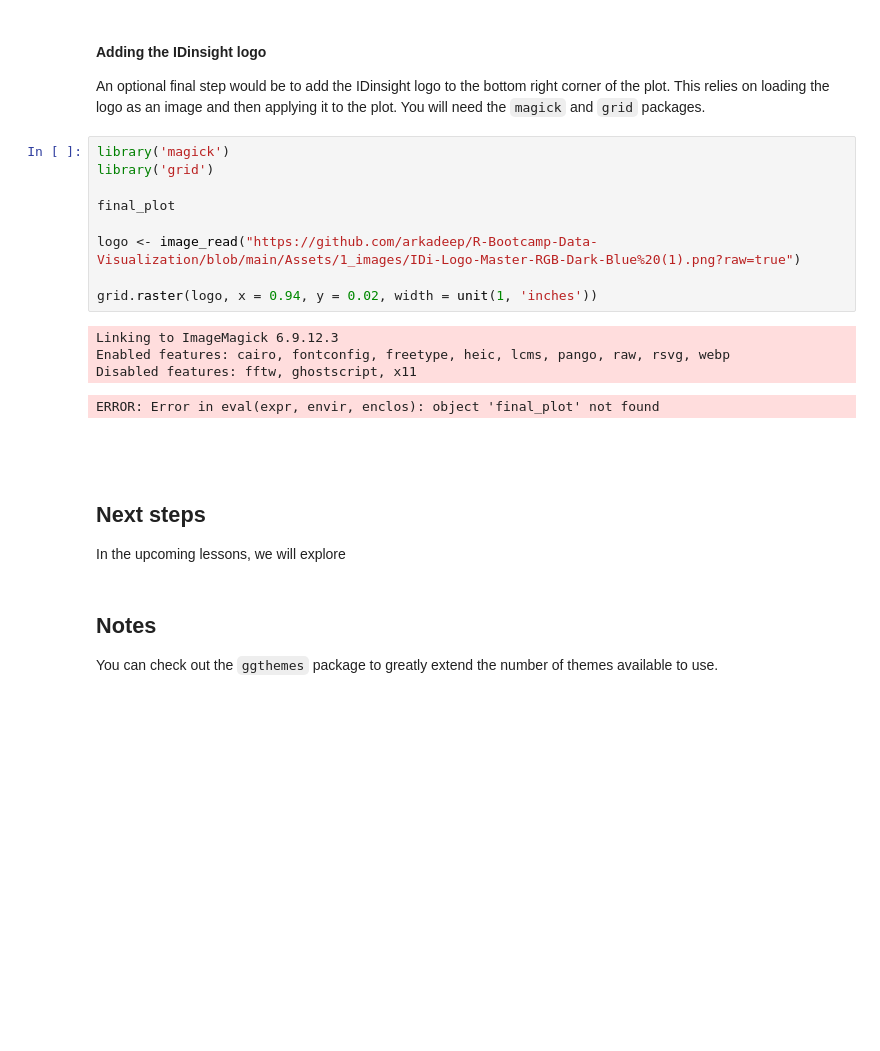
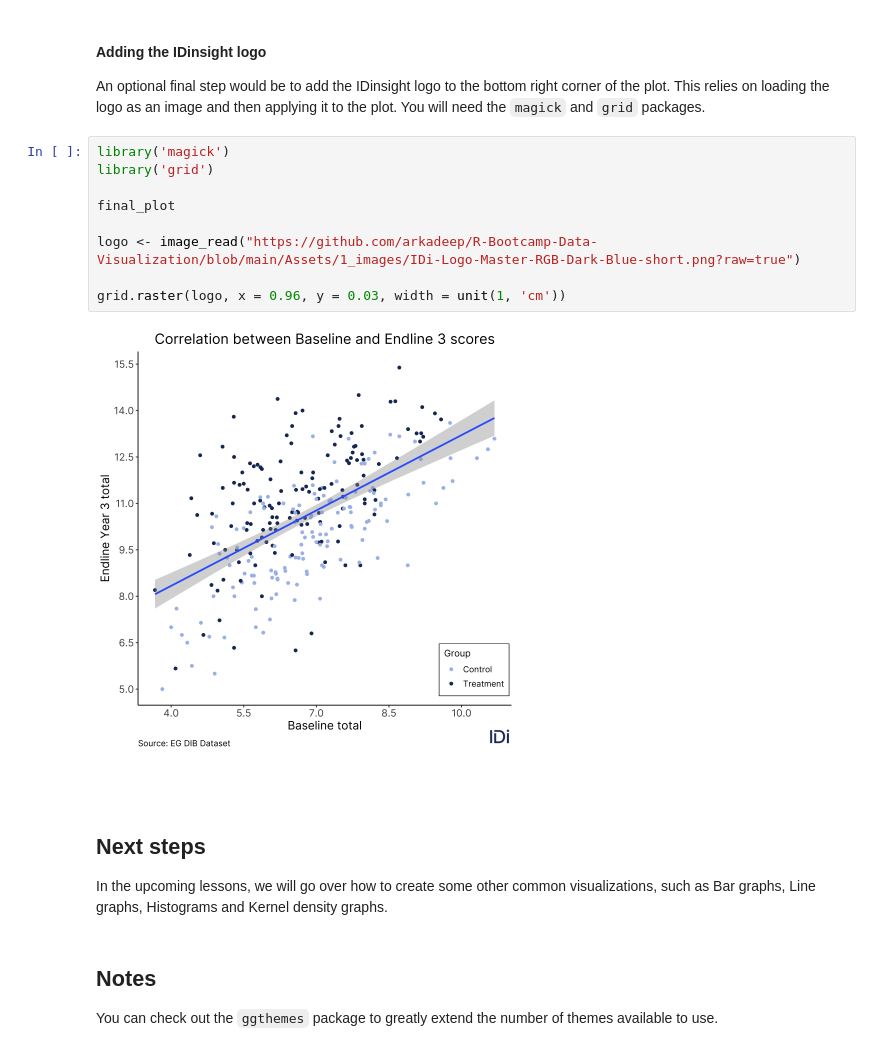
Before and after one commit to arkadeep/R-Bootcamp-Data-Visualization, a Jupyter notebook: Notebooks/data_visualization_3.ipynb, the cells around one changed output. Saved outputs shown, nothing was run; the diff lists cells and outputs as text; blank space fills up the shorter version.

```diff
--- a/Notebooks/data_visualization_3.ipynb
+++ b/Notebooks/data_visualization_3.ipynb
@@ -762,23 +754,20 @@ An optional final step would be to add the IDinsight logo to the bottom right co
 # %%
 library('magick')
 library('grid')
 
 final_plot
 
-logo <- image_read("https://github.com/arkadeep/R-Bootcamp-Data-Visualization/blob/main/Assets/1_images/IDi-Logo-Master-RGB-Dark-Blue%20(1).png?raw=true")
+logo <- image_read("https://github.com/arkadeep/R-Bootcamp-Data-Visualization/blob/main/Assets/1_images/IDi-Logo-Master-RGB-Dark-Blue-short.png?raw=true")
 
-grid.raster(logo, x = 0.94, y = 0.02, width = unit(1, 'inches'))
+grid.raster(logo, x = 0.96, y = 0.03, width = unit(1, 'cm'))
 # %% [output]
-Linking to ImageMagick 6.9.12.3
-Enabled features: cairo, fontconfig, freetype, heic, lcms, pango, raw, rsvg, webp
-Disabled features: fftw, ghostscript, x11
-ERROR: Error in eval(expr, envir, enclos): object 'final_plot' not found
+[figure, added]
 # %% [markdown]
 ####
 # %% [markdown]
 ## Next steps
 
-In the upcoming lessons, we will explore
+In the upcoming lessons, we will go over how to create some other common visualizations, such as Bar graphs, Line graphs, Histograms and Kernel density graphs.
 # %% [markdown]
 ## Notes
 
```
Also changed, not shown: parts of 3 cells of this notebook.
